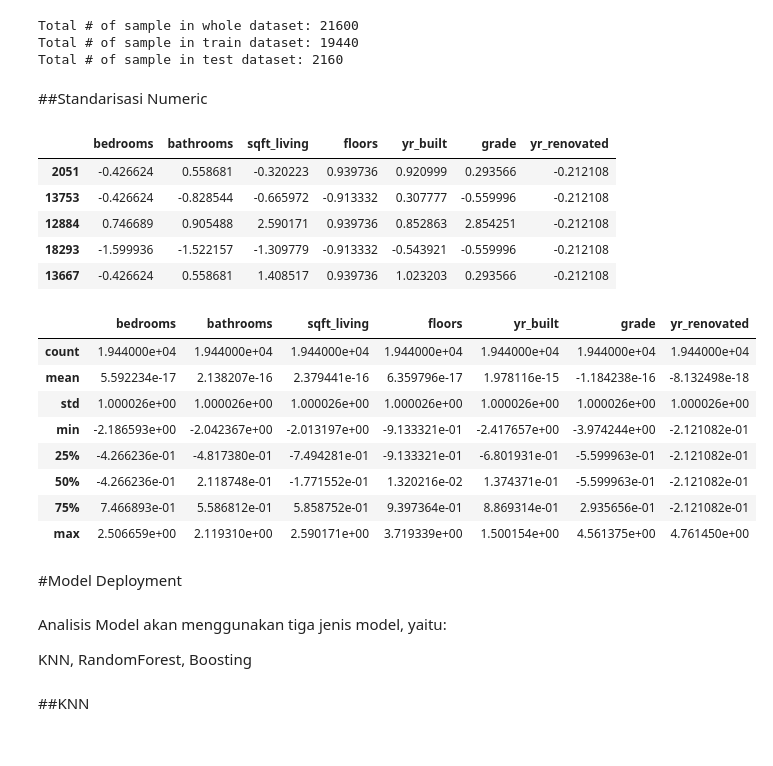
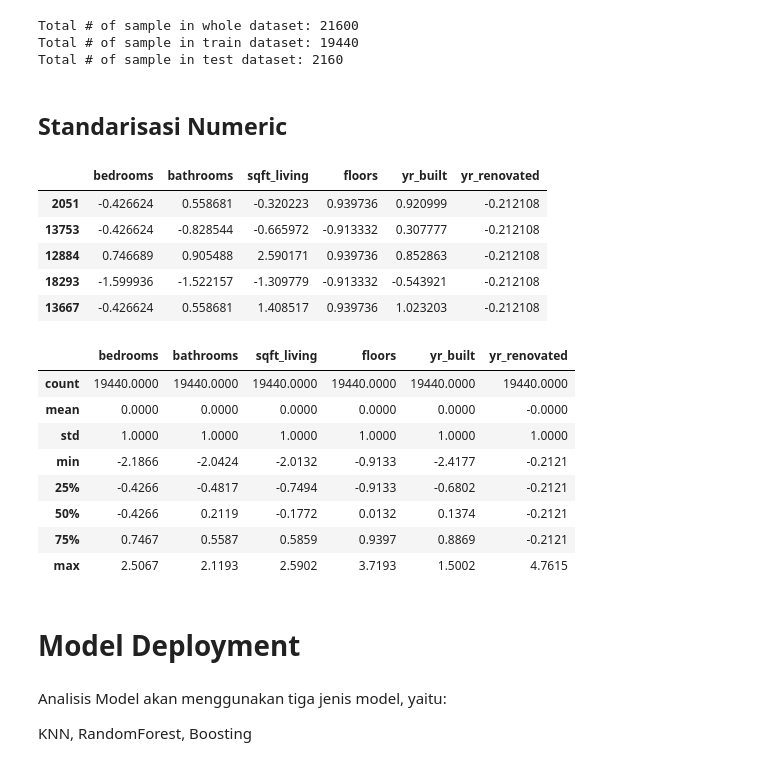
Before and after one commit to Vitly7/Submission-1_Predict-Analysis, a Jupyter notebook: Submission_1_Predict_Analysis_Vittorio_Fiorentino.ipynb, the cells around one changed output. Saved outputs shown, nothing was run; the diff lists cells and outputs as text; code cells hidden in the pictures.

```diff
--- a/Submission_1_Predict_Analysis_Vittorio_Fiorentino.ipynb
+++ b/Submission_1_Predict_Analysis_Vittorio_Fiorentino.ipynb
@@ -23,4 +87,0 @@ from sklearn.ensemble import AdaBoostRegressor
-# %%
-url='https://drive.google.com/uc?id=1JnHqcZDejRC0Bdei0VlpeiHyf9PvG3cz'
-house = pd.read_csv(url)
-house
@@ -227,9 +316,10 @@ def winsorize_iqr_df(house, columns):
         upper_bound = Q3 + 1.5 * IQR
 
         house_winsorized[col] = np.where(
-            house[col] < lower_bound, lower_bound,
-            np.where(house[col] > upper_bound, upper_bound, house[col])
+            house_winsorized[col] < lower_bound, lower_bound,
+            np.where(house_winsorized[col] > upper_bound, upper_bound, house_winsorized[col])
         )
+
     return house_winsorized
 
 # Misalnya kolom yang mau di-winsorize:
@@ -381,6 +598 @@ array([0.983, 0.017])
-# %%
-pca = PCA(n_components=1, random_state=123)
-pca.fit(house[['waterfront','condition']])
-house['dimension'] = pca.transform(house.loc[:, ('waterfront','condition')]).flatten()
-house.drop(['waterfront','condition'], axis=1, inplace=True)
 # %% [markdown]
@@ -402,35 +614,35 @@ Total # of sample in whole dataset: 21600
 Total # of sample in train dataset: 19440
 Total # of sample in test dataset: 2160
 # %% [markdown]
-##Standarisasi Numeric
+## Standarisasi Numeric
 # %%
 scaler = StandardScaler()
 
-numerical_features = ['bedrooms', 'bathrooms', 'sqft_living', 'floors', 'yr_built','grade','yr_renovated']
+numerical_features = ['bedrooms', 'bathrooms', 'sqft_living', 'floors', 'yr_built','yr_renovated']
 scaler.fit(X_train[numerical_features])
 X_train[numerical_features] = scaler.transform(X_train.loc[:, numerical_features])
 X_train[numerical_features].head()
 # %% [output]
-|  | bedrooms | bathrooms | sqft_living | floors | yr_built | grade | yr_renovated |
-| 2051 | -0.426624 | 0.558681 | -0.320223 | 0.939736 | 0.920999 | 0.293566 | -0.212108 |
-| 13753 | -0.426624 | -0.828544 | -0.665972 | -0.913332 | 0.307777 | -0.559996 | -0.212108 |
-| 12884 | 0.746689 | 0.905488 | 2.590171 | 0.939736 | 0.852863 | 2.854251 | -0.212108 |
-| 18293 | -1.599936 | -1.522157 | -1.309779 | -0.913332 | -0.543921 | -0.559996 | -0.212108 |
-| 13667 | -0.426624 | 0.558681 | 1.408517 | 0.939736 | 1.023203 | 0.293566 | -0.212108 |
+|  | bedrooms | bathrooms | sqft_living | floors | yr_built | yr_renovated |
+| 2051 | -0.426624 | 0.558681 | -0.320223 | 0.939736 | 0.920999 | -0.212108 |
+| 13753 | -0.426624 | -0.828544 | -0.665972 | -0.913332 | 0.307777 | -0.212108 |
+| 12884 | 0.746689 | 0.905488 | 2.590171 | 0.939736 | 0.852863 | -0.212108 |
+| 18293 | -1.599936 | -1.522157 | -1.309779 | -0.913332 | -0.543921 | -0.212108 |
+| 13667 | -0.426624 | 0.558681 | 1.408517 | 0.939736 | 1.023203 | -0.212108 |
 # %%
-X_train[numerical_features].describe()
+X_train[numerical_features].describe().round(4)
 # %% [output]
-|  | bedrooms | bathrooms | sqft_living | floors | yr_built | grade | yr_renovated |
-| count | 1.944000e+04 | 1.944000e+04 | 1.944000e+04 | 1.944000e+04 | 1.944000e+04 | 1.944000e+04 | 1.944000e+04 |
-| mean | 5.592234e-17 | 2.138207e-16 | 2.379441e-16 | 6.359796e-17 | 1.978116e-15 | -1.184238e-16 | -8.132498e-18 |
-| std | 1.000026e+00 | 1.000026e+00 | 1.000026e+00 | 1.000026e+00 | 1.000026e+00 | 1.000026e+00 | 1.000026e+00 |
-| min | -2.186593e+00 | -2.042367e+00 | -2.013197e+00 | -9.133321e-01 | -2.417657e+00 | -3.974244e+00 | -2.121082e-01 |
-| 25% | -4.266236e-01 | -4.817380e-01 | -7.494281e-01 | -9.133321e-01 | -6.801931e-01 | -5.599963e-01 | -2.121082e-01 |
-| 50% | -4.266236e-01 | 2.118748e-01 | -1.771552e-01 | 1.320216e-02 | 1.374371e-01 | -5.599963e-01 | -2.121082e-01 |
-| 75% | 7.466893e-01 | 5.586812e-01 | 5.858752e-01 | 9.397364e-01 | 8.869314e-01 | 2.935656e-01 | -2.121082e-01 |
-| max | 2.506659e+00 | 2.119310e+00 | 2.590171e+00 | 3.719339e+00 | 1.500154e+00 | 4.561375e+00 | 4.761450e+00 |
+|  | bedrooms | bathrooms | sqft_living | floors | yr_built | yr_renovated |
+| count | 19440.0000 | 19440.0000 | 19440.0000 | 19440.0000 | 19440.0000 | 19440.0000 |
+| mean | 0.0000 | 0.0000 | 0.0000 | 0.0000 | 0.0000 | -0.0000 |
+| std | 1.0000 | 1.0000 | 1.0000 | 1.0000 | 1.0000 | 1.0000 |
+| min | -2.1866 | -2.0424 | -2.0132 | -0.9133 | -2.4177 | -0.2121 |
+| 25% | -0.4266 | -0.4817 | -0.7494 | -0.9133 | -0.6802 | -0.2121 |
+| 50% | -0.4266 | 0.2119 | -0.1772 | 0.0132 | 0.1374 | -0.2121 |
+| 75% | 0.7467 | 0.5587 | 0.5859 | 0.9397 | 0.8869 | -0.2121 |
+| max | 2.5067 | 2.1193 | 2.5902 | 3.7193 | 1.5002 | 4.7615 |
 # %% [markdown]
-#Model Deployment
+# Model Deployment
 # %%
 # Siapkan dataframe untuk analisis model
 models = pd.DataFrame(index=['train_mse', 'test_mse'],
@@ -439,5 +651,3 @@ models = pd.DataFrame(index=['train_mse', 'test_mse'],
 Analisis Model akan menggunakan tiga jenis model, yaitu:
 
 KNN, RandomForest, Boosting
-# %% [markdown]
-##KNN
```
Also changed, not shown: parts of 70 cells of this notebook, 13 other files.
